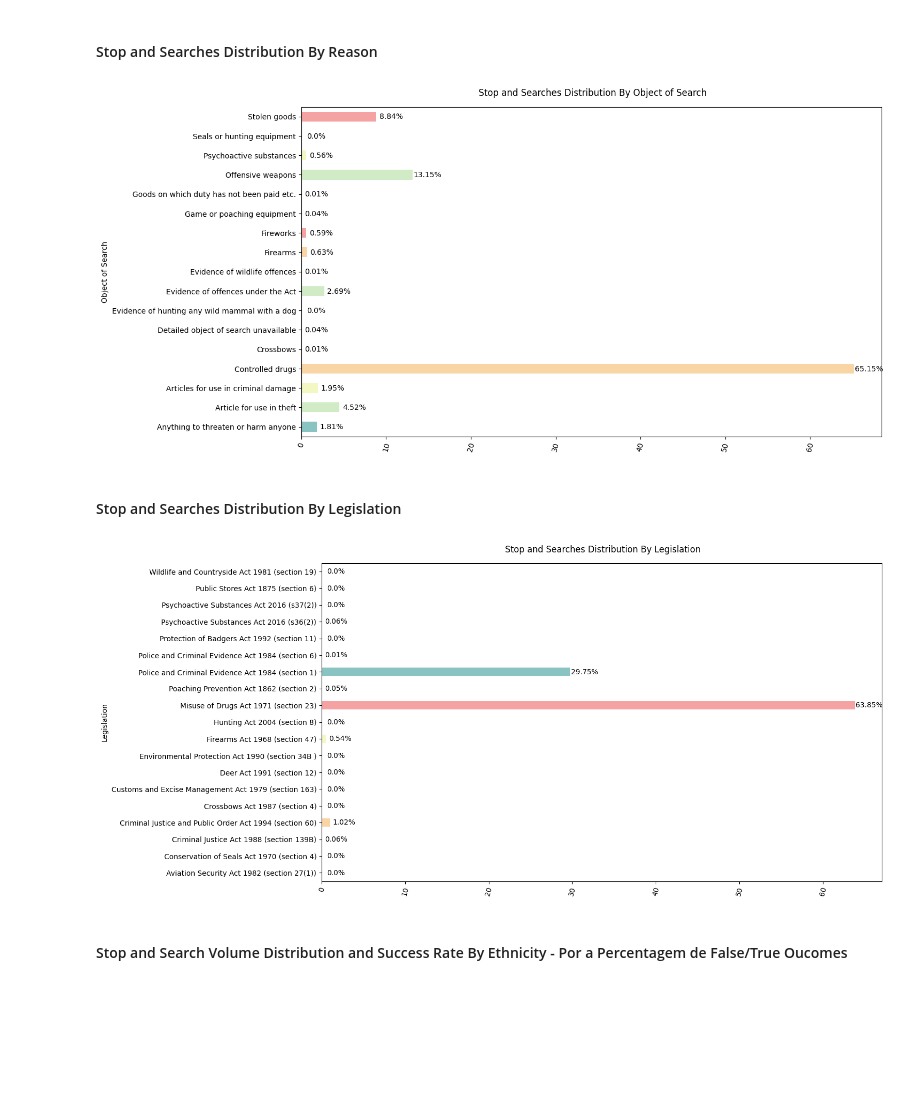
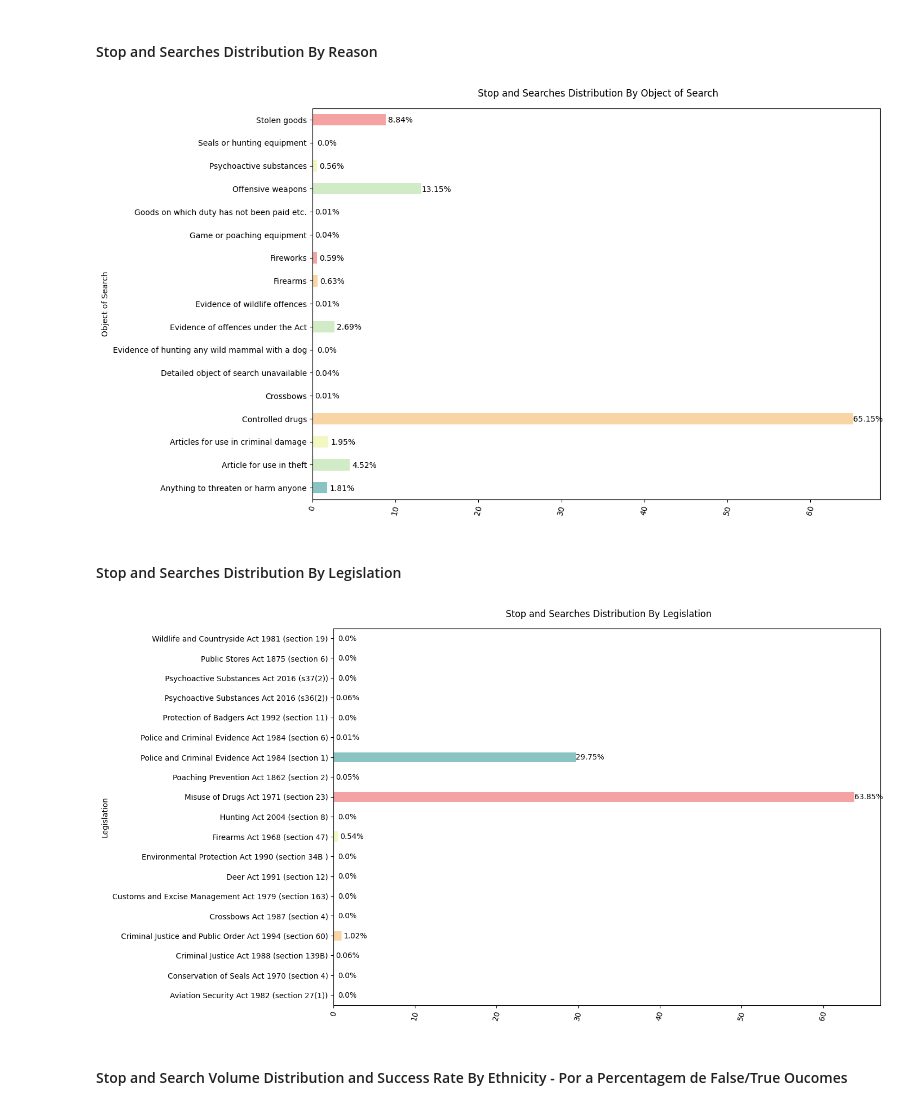
Before and after one commit to mmvf/Capstone, a Jupyter notebook: Step 0 - EDA.ipynb, the cells around one changed output. Saved outputs shown, nothing was run; the diff lists cells and outputs as text; code cells hidden in the pictures; blank space fills up the shorter version.

```diff
--- a/Step 0 - EDA.ipynb
+++ b/Step 0 - EDA.ipynb
@@ -1221,21 +1221,21 @@ plt.show()
 # %%
 df_plot = df_train.groupby(df_train.object_search)['object_search'].size()/df_train.shape[0]*100
 # %%
-ax = df_plot.plot.barh( stacked = True, color = color_list, figsize=(14, 8))
+ax = df_plot.plot.barh( stacked = True, color = color_list, figsize=(13, 9))
 ax.set_title(' Stop and Searches Distribution By Object of Search', pad=15)
 ax.tick_params(axis='x', labelrotation = 75)
 ax.set_ylabel('Object of Search')
 for p in ax.patches:
     height = p.get_width()
     ax.text(height + 1.76, p.get_y()+ p.get_height()/4., "{}%".format(round(height,2)) ,ha="center")
 # %% [output]
-[figure, old version]
+[figure, new version]
 # %% [markdown]
 #### Stop and Searches Distribution By Legislation
 # %%
 df_plot = df_train.groupby(df_train.legislation)['legislation'].size()/df_train.shape[0]*100
 # %%
-ax = df_plot.plot.barh( stacked = True, color = color_list, figsize=(14, 8))
+ax = df_plot.plot.barh( stacked = True, color = color_list, figsize=(13, 9))
 ax.set_title(' Stop and Searches Distribution By Legislation', pad=15)
 ax.tick_params(axis='x', labelrotation = 75)
 ax.set_ylabel('Legislation')
@@ -1243,7 +1243,7 @@ for p in ax.patches:
     height = p.get_width()
     ax.text(height + 1.7, p.get_y()+ p.get_height()/4., "{}%".format(round(height,2)), ha="center")
 # %% [output]
-[figure, old version]
+[figure, new version]
 # %% [markdown]
 #### Stop and Search Volume Distribution and Success Rate By Ethnicity - Por a Percentagem de False/True Oucomes
 # %% [markdown]
```
Also changed, not shown: 4 other files.
